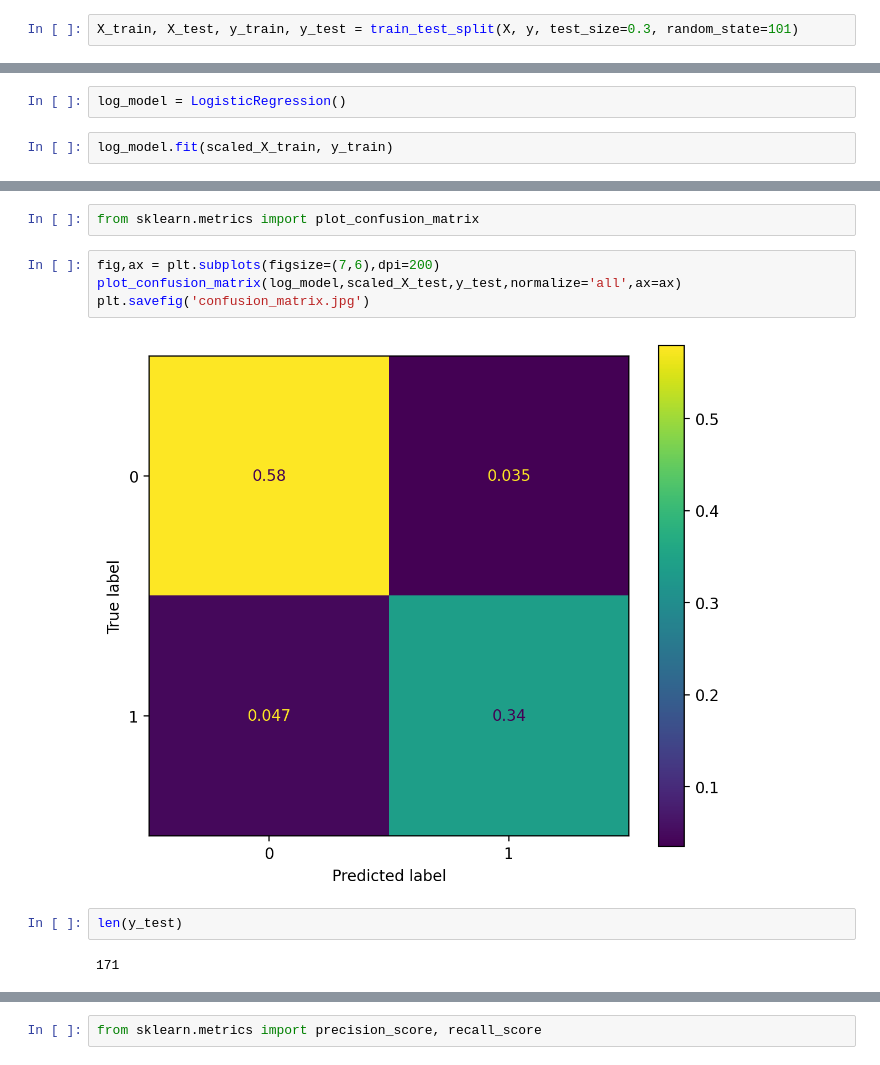
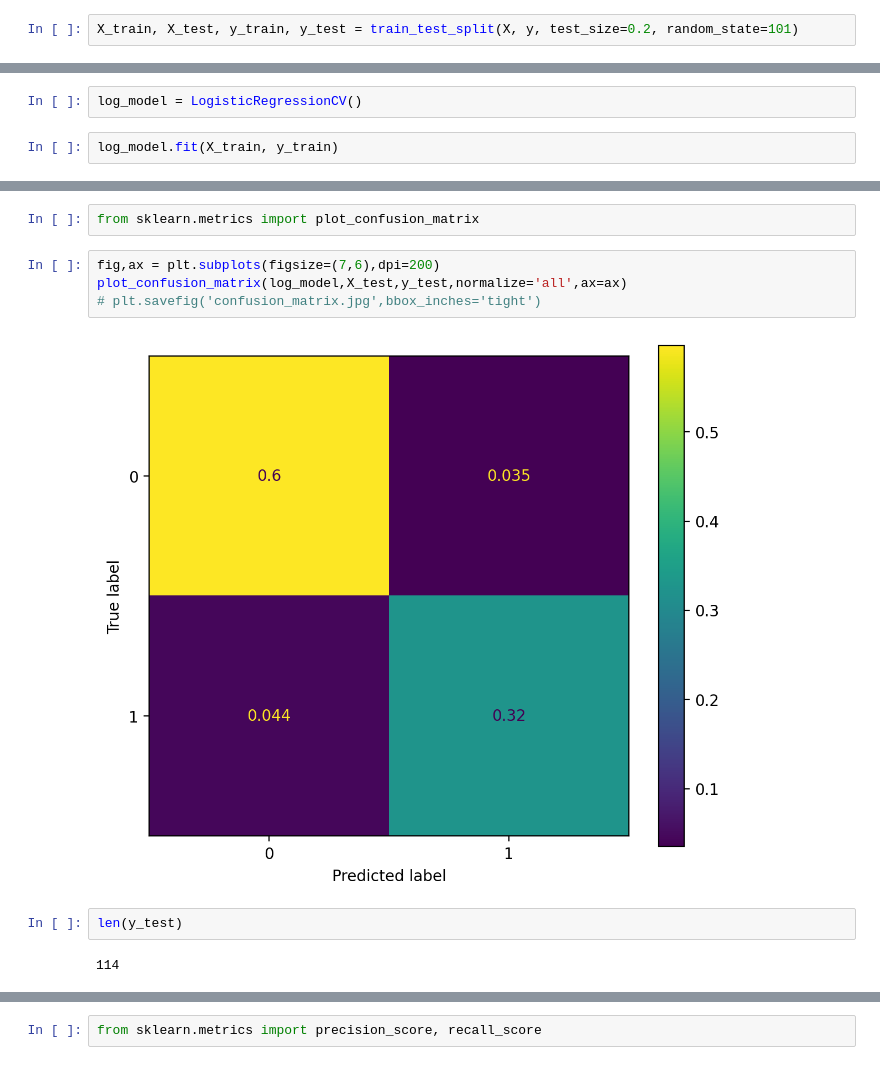
Before and after one commit to datathon21/breast_cancer_prediction, a Jupyter notebook: my_notebook.ipynb, the cells around one changed output, grey strips where cells are left out. Cells and saved outputs as stored; diff of their text form.

```diff
--- a/my_notebook.ipynb
+++ b/my_notebook.ipynb
@@ -186,4 +87,4 @@ from sklearn.preprocessing import StandardScaler
 X = df.drop('diagnosis',axis=1)
 y = df['diagnosis']
 # %%
-X_train, X_test, y_train, y_test = train_test_split(X, y, test_size=0.3, random_state=101)
+X_train, X_test, y_train, y_test = train_test_split(X, y, test_size=0.2, random_state=101)
@@ -197,5 +98,5 @@ from sklearn.linear_model import LogisticRegression
 # %%
-log_model = LogisticRegression()
+log_model = LogisticRegressionCV()
 # %%
-log_model.fit(scaled_X_train, y_train)
+log_model.fit(X_train, y_train)
 # %% [output]
@@ -258,14 +180,14 @@ array([[99,  6],
 from sklearn.metrics import plot_confusion_matrix
 # %%
 fig,ax = plt.subplots(figsize=(7,6),dpi=200)
-plot_confusion_matrix(log_model,scaled_X_test,y_test,normalize='all',ax=ax)
-plt.savefig('confusion_matrix.jpg')
+plot_confusion_matrix(log_model,X_test,y_test,normalize='all',ax=ax)
+# plt.savefig('confusion_matrix.jpg',bbox_inches='tight')
 # %% [output]
-[figure, old version]
+[figure, new version]
 # %%
 len(y_test)
 # %% [output]
-171
+114
 # %%
 print(classification_report(y_test,y_pred))
 # %% [output]
```
Also changed, not shown: parts of 30 cells of this notebook.
